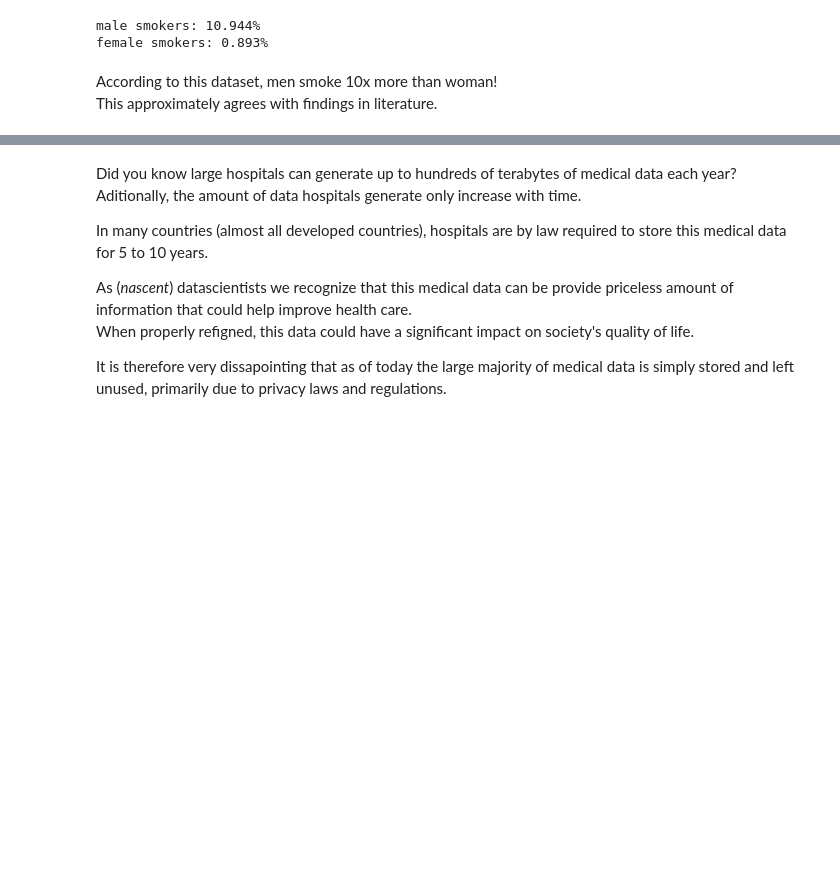
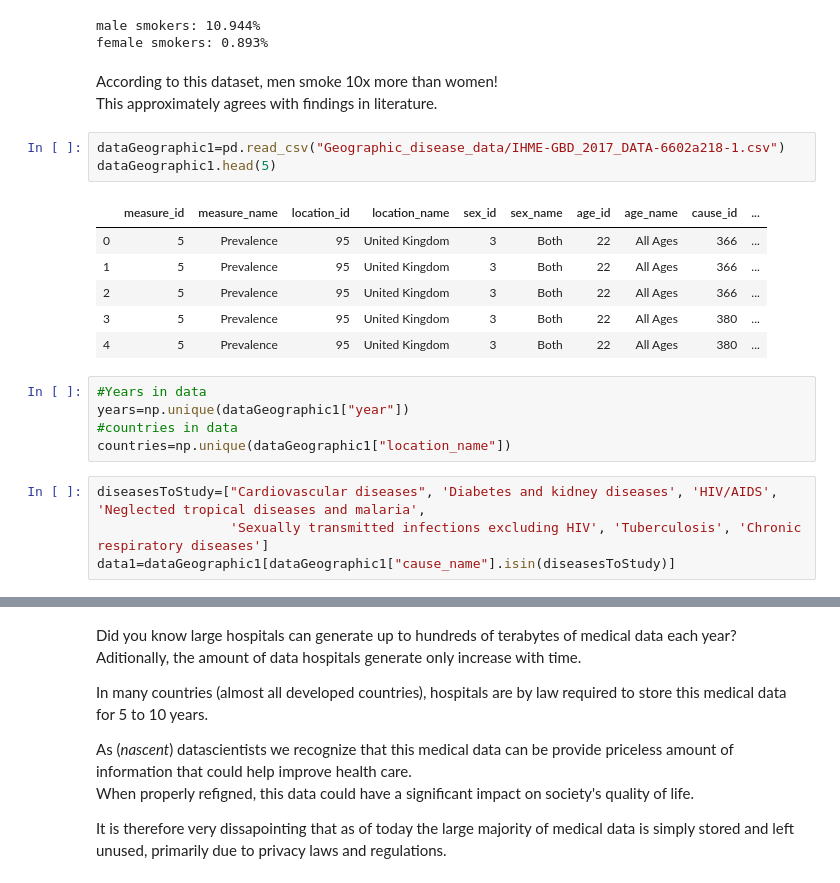
Before and after one commit to itsyaboii1337/Data_Science_Alliance, a Jupyter notebook: Analysing_Medical_Data.ipynb, the cells around one changed output, grey strips where cells are left out. Drawn from its saved outputs; the diff is of its cells as text; blank space fills up the shorter version.

```diff
--- a/Analysing_Medical_Data.ipynb
+++ b/Analysing_Medical_Data.ipynb
@@ -188,5 +188,24 @@ print('female smokers: '+str(np.round(100*sum(females['smoke'])/females.size, 3)
 male smokers: 10.944%
 female smokers: 0.893%
 # %% [markdown]
-According to this dataset, men smoke 10x more than woman!<br>
+According to this dataset, men smoke 10x more than women!<br>
 This approximately agrees with findings in literature.
+# %%
+dataGeographic1=pd.read_csv("Geographic_disease_data/IHME-GBD_2017_DATA-6602a218-1.csv")
+dataGeographic1.head(5)
+# %% [output]
+|  | measure_id | measure_name | location_id | location_name | sex_id | sex_name | age_id | age_name | cause_id | ... |
+| 0 | 5 | Prevalence | 95 | United Kingdom | 3 | Both | 22 | All Ages | 366 | ... |
+| 1 | 5 | Prevalence | 95 | United Kingdom | 3 | Both | 22 | All Ages | 366 | ... |
+| 2 | 5 | Prevalence | 95 | United Kingdom | 3 | Both | 22 | All Ages | 366 | ... |
+| 3 | 5 | Prevalence | 95 | United Kingdom | 3 | Both | 22 | All Ages | 380 | ... |
+| 4 | 5 | Prevalence | 95 | United Kingdom | 3 | Both | 22 | All Ages | 380 | ... |
+# %%
+#Years in data
+years=np.unique(dataGeographic1["year"])
+#countries in data
+countries=np.unique(dataGeographic1["location_name"])
+# %%
+diseasesToStudy=["Cardiovascular diseases", 'Diabetes and kidney diseases', 'HIV/AIDS', 'Neglected tropical diseases and malaria',
+                 'Sexually transmitted infections excluding HIV', 'Tuberculosis', 'Chronic respiratory diseases']
+data1=dataGeographic1[dataGeographic1["cause_name"].isin(diseasesToStudy)]
```
Also changed, not shown: parts of 13 cells of this notebook.
